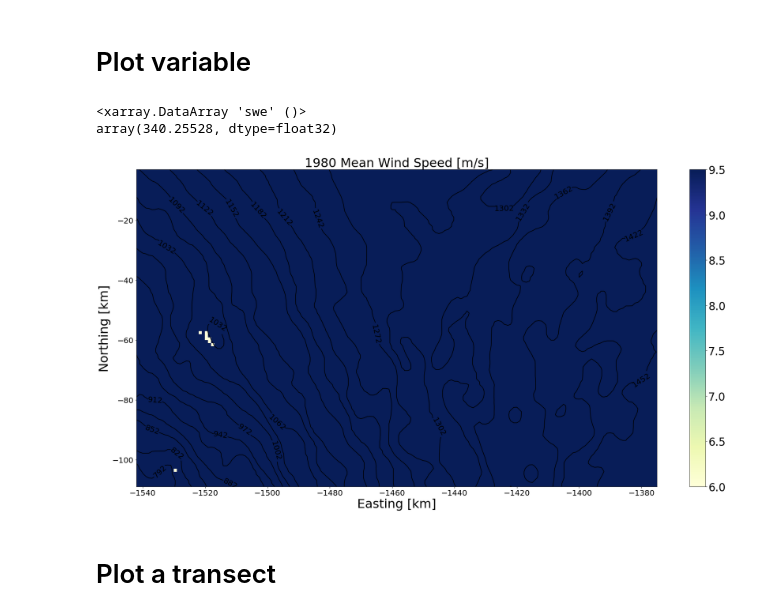
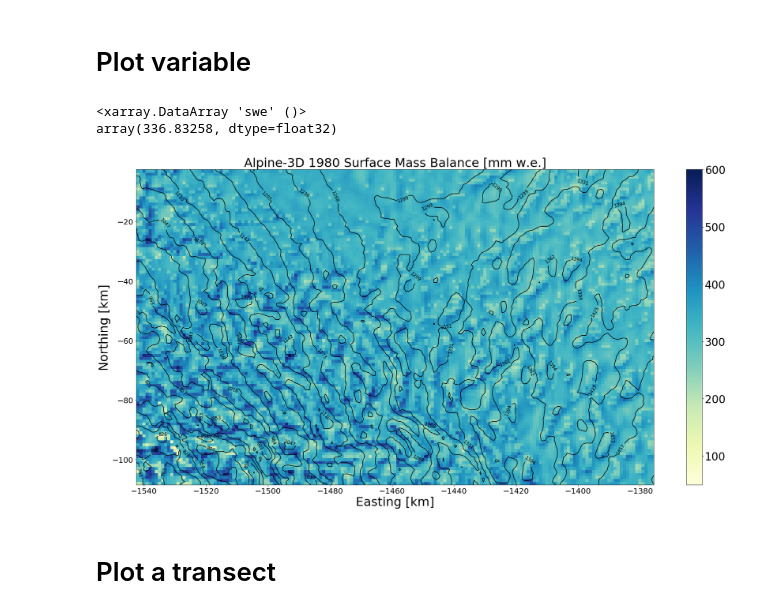
Before and after one commit to EricKeenan/SNOWPACK_WAIS, a Jupyter notebook: analysis/Visualize_Meteorology.ipynb, the cells around one changed output. Cells and saved outputs as stored; diff of their text form; code cells hidden in the pictures.

```diff
--- a/analysis/Visualize_Meteorology.ipynb
+++ b/analysis/Visualize_Meteorology.ipynb
@@ -8,7 +8,9 @@ from palettable.colorbrewer.diverging import RdBu_11
 from palettable.colorbrewer.sequential import *
 # %%
 # Load Alpine-3D
-ds = xr.open_dataset("../output/grids/a3d_grids.nc")
+# path = "../../nc_storage/450.nc"
+path = "../output/grids/a3d_grids_1980.nc"
+ds = xr.open_dataset(path)
 
 # Load Alpine-3D topography
 # dem = np.flipud(np.loadtxt("../input/surface-grids/dem.asc", skiprows=6))
@@ -17,9 +19,11 @@ dem = xr.DataArray(dem, coords=[ds['northing'], ds['easting']], dims=['northing'
 # %%
 # Trim grids
 n_trim = 15
+time_trim = 8627
 
 ds = ds.isel(easting=slice(n_trim, -n_trim))
 ds = ds.isel(northing=slice(n_trim, -n_trim))
+ds = ds.isel(time=slice(0, time_trim))
 
 dem = dem.isel(easting=slice(n_trim, -n_trim))
 dem = dem.isel(northing=slice(n_trim, -n_trim))
@@ -59,31 +63,33 @@ A3D_var = ds['swe'].isel(time=-1) - ds['swe'].isel(time=0); A3D_var *= 1000; col
 # %%
 # Create figure
 plt.figure(figsize=(30,15))
 
 # DEM
+# contour_levels = np.linspace(dem.min(), dem.max(), 25)
 contour_levels = np.linspace(dem.min(), dem.max(), 25)
 contour = plt.contour(x_snowpack.values, y_snowpack.values, dem, contour_levels, linestyles='solid', colors='black')
-plt.clabel(contour, fontsize=20, fmt = '%.0f', inline = True)
+plt.clabel(contour, fontsize=12, fmt = '%.0f', inline = True)
 
 # Alpine-3D variable
 # plt.pcolor(x_snowpack.values, y_snowpack.values, A3D_var, cmap = colormap, vmin=-np.abs(A3D_var).max(), vmax=np.abs(A3D_var).max())
 # plt.pcolor(x_snowpack.values, y_snowpack.values, A3D_var, cmap=colormap, vmin=A3D_var.min(), vmax=A3D_var.max())
 # plt.pcolor(x_snowpack.values, y_snowpack.values, A3D_var, cmap=colormap, vmin=0, vmax=450)
-plt.pcolor(x_snowpack.values, y_snowpack.values, A3D_var, cmap=colormap, vmin=6, vmax=9.5)
-plt.title('1980 Mean Wind Speed [m/s]', fontsize=32)
+plt.pcolor(x_snowpack.values, y_snowpack.values, A3D_var, cmap=colormap, vmin=50, vmax=600)
+# plt.pcolor(x_snowpack.values, y_snowpack.values, A3D_var, cmap=colormap)
+plt.title('Alpine-3D 1980 Surface Mass Balance [mm w.e.]', fontsize=32)
 
 plt.xticks(fontsize=20)
 plt.yticks(fontsize=20)
 plt.xlabel("Easting [km]", fontsize=32)
 plt.ylabel("Northing [km]", fontsize=32)
 cb = plt.colorbar()
 cb.ax.tick_params(labelsize=28)
 print(A3D_var.mean())
 plt.savefig("A3D_meteorology.pdf", dpi=100)
 # %% [output]
 <xarray.DataArray 'swe' ()>
-array(340.25528, dtype=float32)
+array(336.83258, dtype=float32)
-[figure, old version]
+[figure, new version]
 # %% [markdown]
 # Plot a transect
 # %%
```
Also changed, not shown: parts of 6 cells of this notebook, 6 other files.
